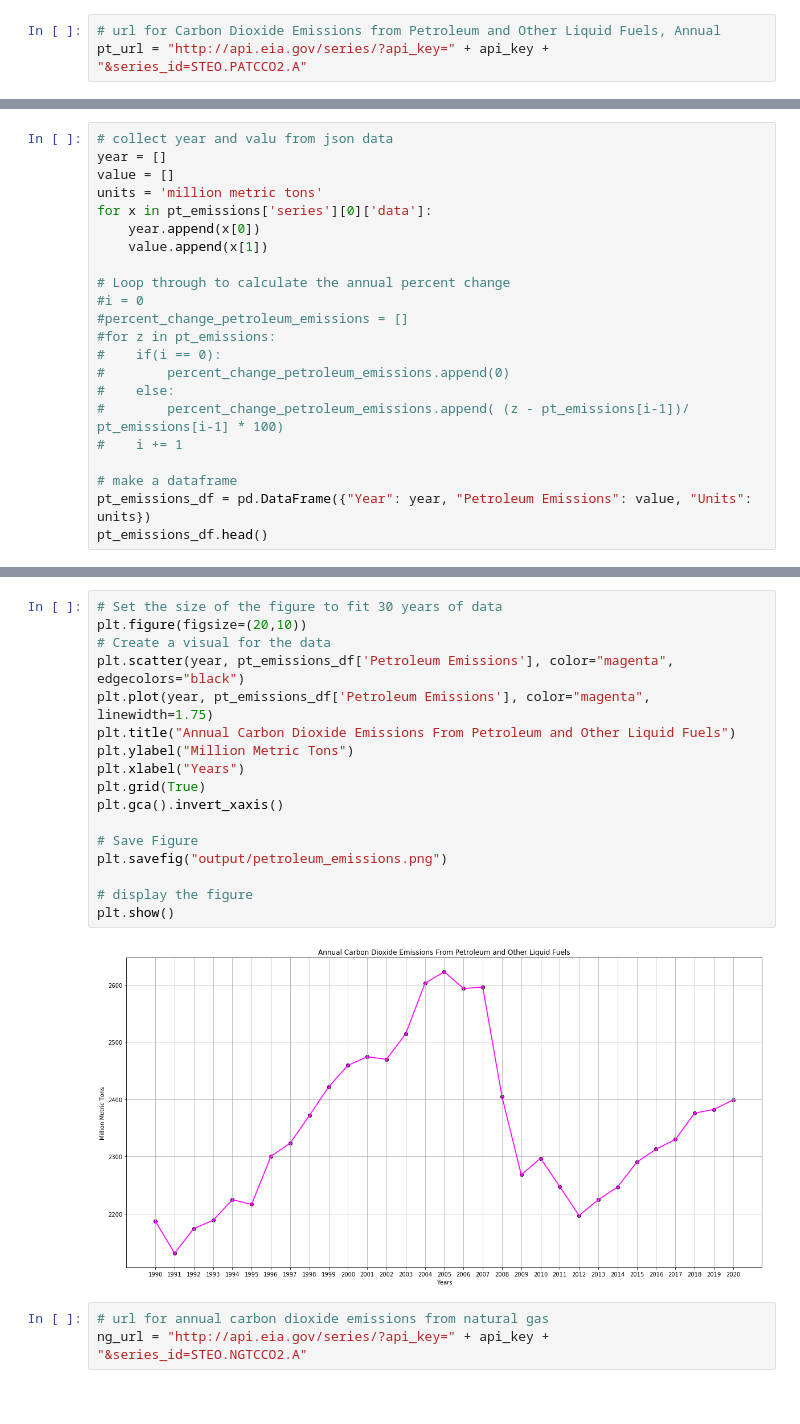
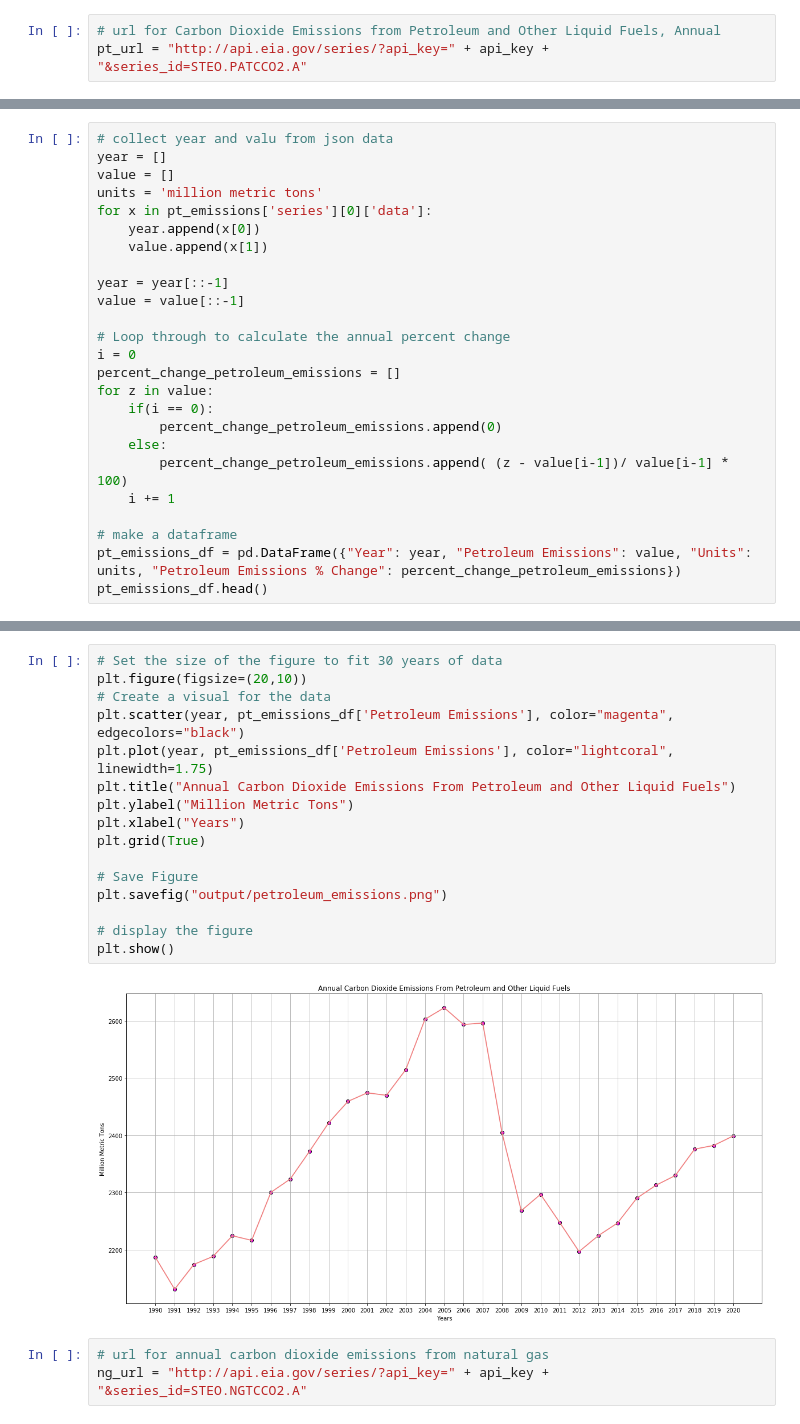
Before and after one commit to us-energy-analysis/Energy-analysis, a Jupyter notebook: emissions_analysis.ipynb, the cells around one changed output, grey strips where cells are left out. Saved outputs shown, nothing was run; the diff lists cells and outputs as text.

```diff
--- a/emissions_analysis.ipynb
+++ b/emissions_analysis.ipynb
@@ -44,17 +42,20 @@ for x in pt_emissions['series'][0]['data']:
     year.append(x[0])
     value.append(x[1])
 
+year = year[::-1]
+value = value[::-1]
+
 # Loop through to calculate the annual percent change
-#i = 0
-#percent_change_petroleum_emissions = []
-#for z in pt_emissions:
-#    if(i == 0):
-#        percent_change_petroleum_emissions.append(0)
-#    else:
-#        percent_change_petroleum_emissions.append( (z - pt_emissions[i-1])/ pt_emissions[i-1] * 100)
-#    i += 1
+i = 0
+percent_change_petroleum_emissions = []
+for z in value:
+    if(i == 0):
+        percent_change_petroleum_emissions.append(0)
+    else:
+        percent_change_petroleum_emissions.append( (z - value[i-1])/ value[i-1] * 100)
+    i += 1
 
 # make a dataframe
-pt_emissions_df = pd.DataFrame({"Year": year, "Petroleum Emissions": value, "Units": units})
+pt_emissions_df = pd.DataFrame({"Year": year, "Petroleum Emissions": value, "Units": units, "Petroleum Emissions % Change": percent_change_petroleum_emissions})
 pt_emissions_df.head()
 # %% [output]
@@ -94,22 +100,21 @@ The percentage change in petroleum emissions from the lowest year to highest yea
 # %%
 # Set the size of the figure to fit 30 years of data
 plt.figure(figsize=(20,10))
 # Create a visual for the data
 plt.scatter(year, pt_emissions_df['Petroleum Emissions'], color="magenta", edgecolors="black")
-plt.plot(year, pt_emissions_df['Petroleum Emissions'], color="magenta", linewidth=1.75)
+plt.plot(year, pt_emissions_df['Petroleum Emissions'], color="lightcoral", linewidth=1.75)
 plt.title("Annual Carbon Dioxide Emissions From Petroleum and Other Liquid Fuels")
 plt.ylabel("Million Metric Tons")
 plt.xlabel("Years")
 plt.grid(True)
-plt.gca().invert_xaxis()
 
 # Save Figure
 plt.savefig("output/petroleum_emissions.png")
 
 # display the figure
 plt.show()
 # %% [output]
-[figure, old version]
+[figure, new version]
 # %%
 # url for annual carbon dioxide emissions from natural gas
 ng_url = "http://api.eia.gov/series/?api_key=" + api_key + "&series_id=STEO.NGTCCO2.A"
```
Also changed, not shown: parts of 27 cells of this notebook.
